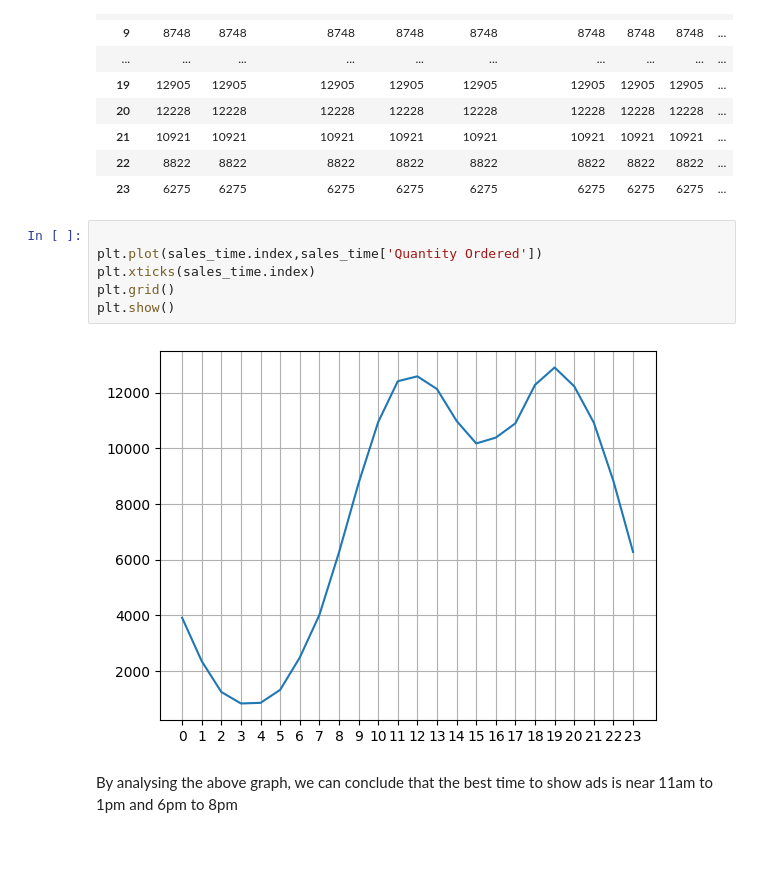
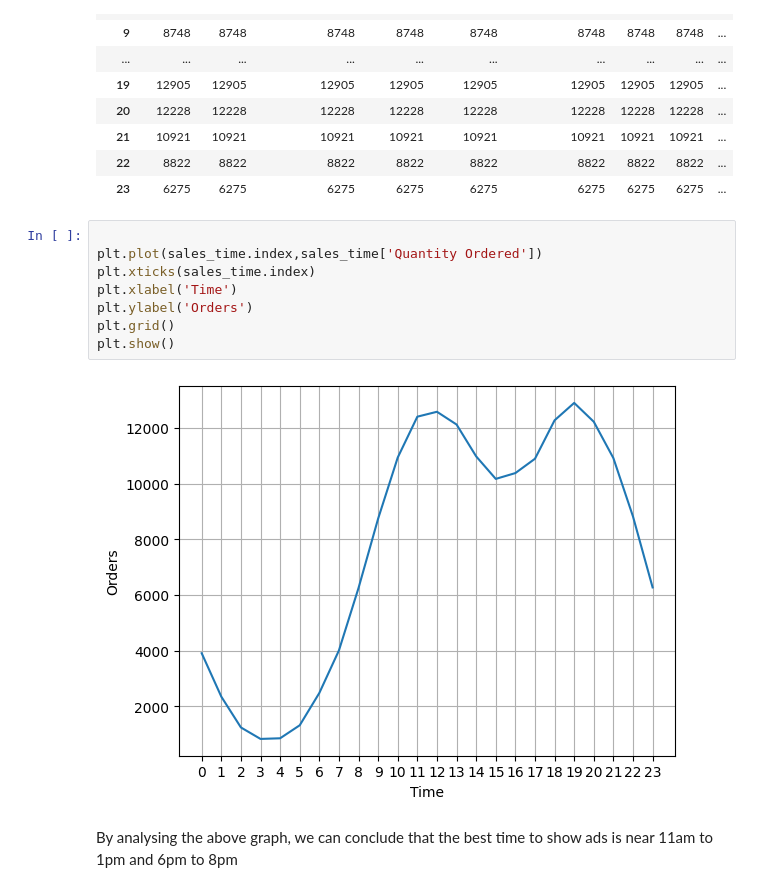
Before and after one commit to Utkarsh21116/Sales-Data-Analysis-12-Month-Dataset-, a Jupyter notebook: main.ipynb, the cells around one changed output. Drawn from its saved outputs; the diff is of its cells as text; blank space fills up the shorter version.

```diff
--- a/main.ipynb
+++ b/main.ipynb
@@ -150,11 +150,13 @@ sales_time
 # %%
 
 plt.plot(sales_time.index,sales_time['Quantity Ordered'])
 plt.xticks(sales_time.index)
+plt.xlabel('Time')
+plt.ylabel('Orders')
 plt.grid()
 plt.show()
 # %% [output]
-[figure, old version]
+[figure, new version]
 # %% [markdown]
 By analysing the above graph, we can conclude that the best time to show ads is near 11am to 1pm and 6pm to 8pm
 # %% [markdown]
```
Also changed, not shown: parts of 2 cells of this notebook.
